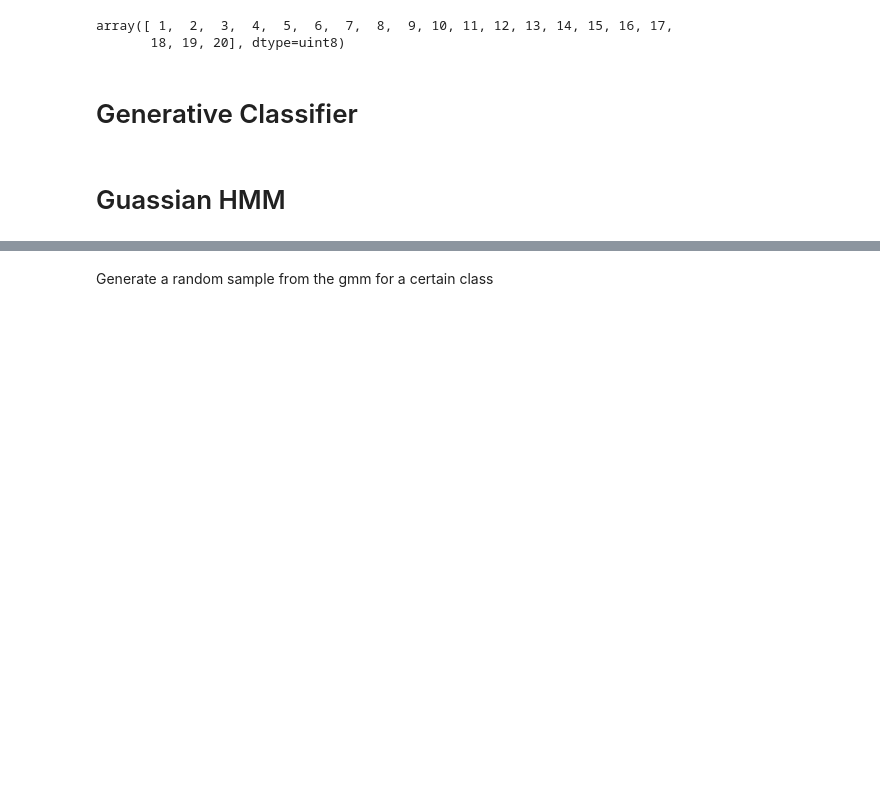
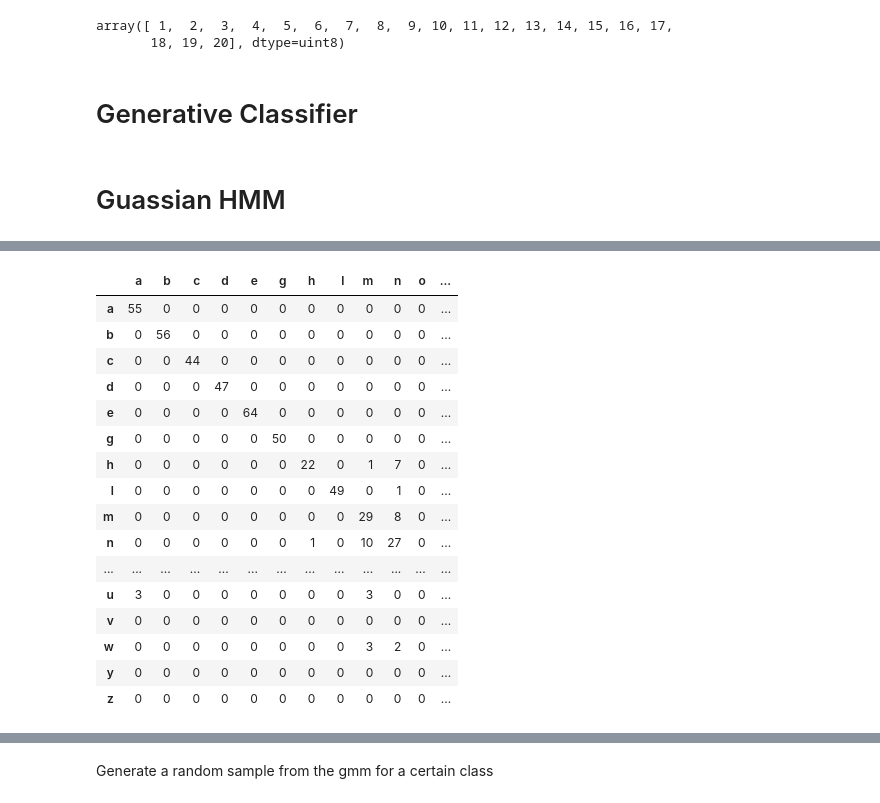
Before and after one commit to mckayryan/classifying_handwritten_letters_HMM, a Jupyter notebook: Assignment 2.ipynb, the cells around one changed output, grey strips where cells are left out. Cells and saved outputs as stored; diff of their text form; code cells hidden in the pictures; blank space fills up the shorter version.

```diff
--- a/Assignment 2.ipynb
+++ b/Assignment 2.ipynb
@@ -214,0 +256,2 @@ print('Accuracy', (y_val_pred == ytrain[test_index]).mean())
+# %%
+y_train_pred = label_enc.inverse_transform(hmm_classifier.predict(xtrain[train_index]))
@@ -214,0 +288,24 @@ print('Accuracy', (y_val_pred == ytrain[test_index]).mean())
+# %%
+import pandas
+conf_mat = pandas.DataFrame(confusion_matrix(ytrain[train_index], y_train_pred))
+conf_mat.columns = key
+conf_mat.index = key
+conf_mat
+# %% [output]
+|  | a | b | c | d | e | g | h | l | m | n | o | ... |
+| a | 55 | 0 | 0 | 0 | 0 | 0 | 0 | 0 | 0 | 0 | 0 | ... |
+| b | 0 | 56 | 0 | 0 | 0 | 0 | 0 | 0 | 0 | 0 | 0 | ... |
+| c | 0 | 0 | 44 | 0 | 0 | 0 | 0 | 0 | 0 | 0 | 0 | ... |
+| d | 0 | 0 | 0 | 47 | 0 | 0 | 0 | 0 | 0 | 0 | 0 | ... |
+| e | 0 | 0 | 0 | 0 | 64 | 0 | 0 | 0 | 0 | 0 | 0 | ... |
+| g | 0 | 0 | 0 | 0 | 0 | 50 | 0 | 0 | 0 | 0 | 0 | ... |
+| h | 0 | 0 | 0 | 0 | 0 | 0 | 22 | 0 | 1 | 7 | 0 | ... |
+| l | 0 | 0 | 0 | 0 | 0 | 0 | 0 | 49 | 0 | 1 | 0 | ... |
+| m | 0 | 0 | 0 | 0 | 0 | 0 | 0 | 0 | 29 | 8 | 0 | ... |
+| n | 0 | 0 | 0 | 0 | 0 | 0 | 1 | 0 | 10 | 27 | 0 | ... |
+| ... | ... | ... | ... | ... | ... | ... | ... | ... | ... | ... | ... | ... |
+| u | 3 | 0 | 0 | 0 | 0 | 0 | 0 | 0 | 3 | 0 | 0 | ... |
+| v | 0 | 0 | 0 | 0 | 0 | 0 | 0 | 0 | 0 | 0 | 0 | ... |
+| w | 0 | 0 | 0 | 0 | 0 | 0 | 0 | 0 | 3 | 2 | 0 | ... |
+| y | 0 | 0 | 0 | 0 | 0 | 0 | 0 | 0 | 0 | 0 | 0 | ... |
+| z | 0 | 0 | 0 | 0 | 0 | 0 | 0 | 0 | 0 | 0 | 0 | ... |
```
Also changed, not shown: parts of 27 cells of this notebook.
